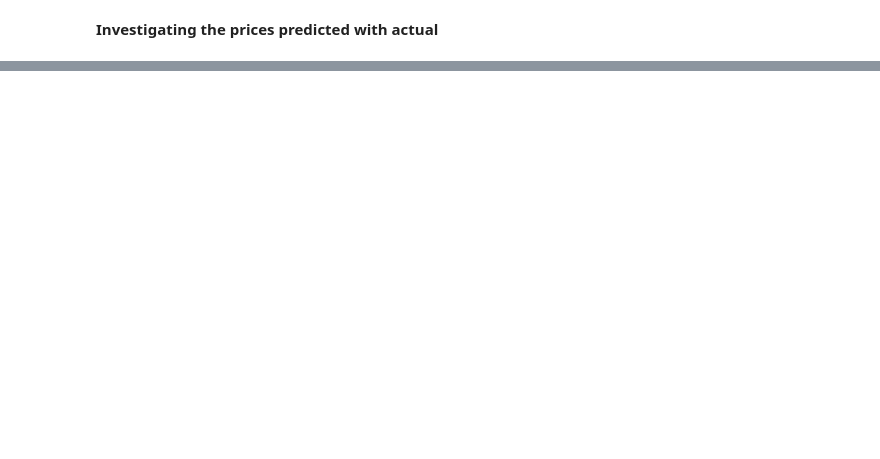
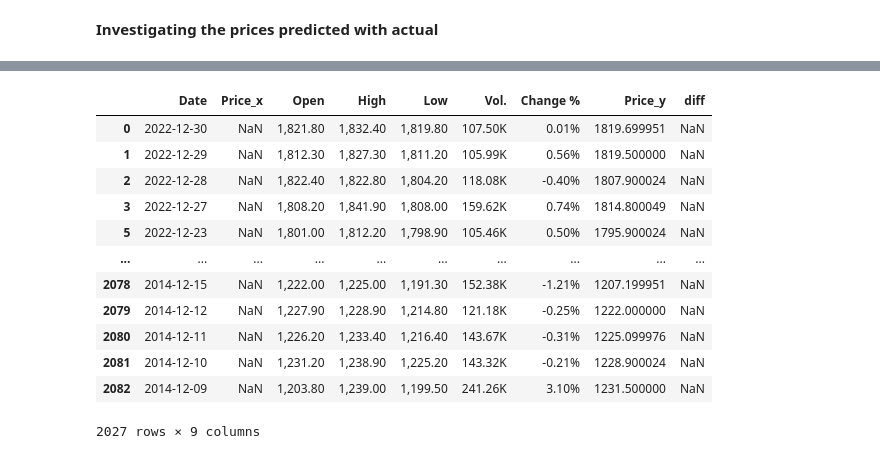
Before and after one commit to Thantip43/Capstone_Project, a Jupyter notebook: Model Prediction/Gold price LSTM (yfinance).ipynb, the cells around one changed output, grey strips where cells are left out. Drawn from its saved outputs; the diff is of its cells as text; code cells hidden in the pictures; blank space fills up the shorter version.

```diff
--- a/Model Prediction/Gold price LSTM (yfinance).ipynb
+++ b/Model Prediction/Gold price LSTM (yfinance).ipynb
@@ -260,0 +319,7 @@ plt.show()
+# %%
+# Ensure 'Date' columns are in datetime format for both dataframes
+df['Date'] = pd.to_datetime(df['Date'])
+df_k['Date'] = pd.to_datetime(df_k['Date'])
+
+# Merge df and df1 on 'Date'
+merged_df = pd.merge(df_k, df[['Date', 'Price']], on='Date', how='left')
@@ -260,0 +342,2 @@ plt.show()
+# %%
+merged_df.dropna(inplace=True)
@@ -260,0 +378,2 @@ plt.show()
+# %%
+merged_df['Price_x'] = pd.to_numeric(merged_df['Price_x'], errors='coerce')
@@ -260,0 +396,18 @@ plt.show()
+# %%
+merged_df['diff'] = merged_df['Price_x'] - merged_df['Price_y']
+# %%
+merged_df
+# %% [output]
+|  | Date | Price_x | Open | High | Low | Vol. | Change % | Price_y | diff |
+| 0 | 2022-12-30 | NaN | 1,821.80 | 1,832.40 | 1,819.80 | 107.50K | 0.01% | 1819.699951 | NaN |
+| 1 | 2022-12-29 | NaN | 1,812.30 | 1,827.30 | 1,811.20 | 105.99K | 0.56% | 1819.500000 | NaN |
+| 2 | 2022-12-28 | NaN | 1,822.40 | 1,822.80 | 1,804.20 | 118.08K | -0.40% | 1807.900024 | NaN |
+| 3 | 2022-12-27 | NaN | 1,808.20 | 1,841.90 | 1,808.00 | 159.62K | 0.74% | 1814.800049 | NaN |
+| 5 | 2022-12-23 | NaN | 1,801.00 | 1,812.20 | 1,798.90 | 105.46K | 0.50% | 1795.900024 | NaN |
+| ... | ... | ... | ... | ... | ... | ... | ... | ... | ... |
+| 2078 | 2014-12-15 | NaN | 1,222.00 | 1,225.00 | 1,191.30 | 152.38K | -1.21% | 1207.199951 | NaN |
+| 2079 | 2014-12-12 | NaN | 1,227.90 | 1,228.90 | 1,214.80 | 121.18K | -0.25% | 1222.000000 | NaN |
+| 2080 | 2014-12-11 | NaN | 1,226.20 | 1,233.40 | 1,216.40 | 143.67K | -0.31% | 1225.099976 | NaN |
+| 2081 | 2014-12-10 | NaN | 1,231.20 | 1,238.90 | 1,225.20 | 143.32K | -0.21% | 1228.900024 | NaN |
+| 2082 | 2014-12-09 | NaN | 1,203.80 | 1,239.00 | 1,199.50 | 241.26K | 3.10% | 1231.500000 | NaN |
+2027 rows × 9 columns
```
Also changed, not shown: parts of 14 cells of this notebook.
